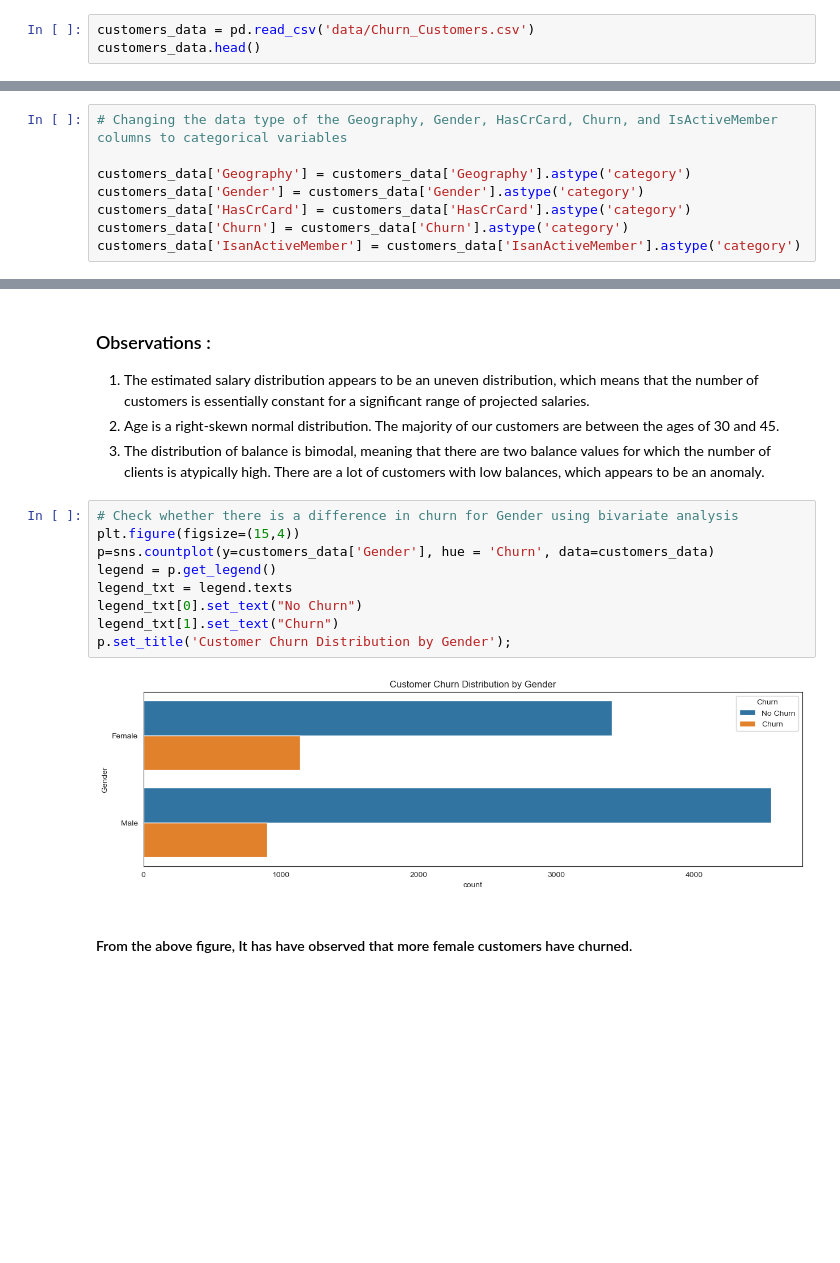
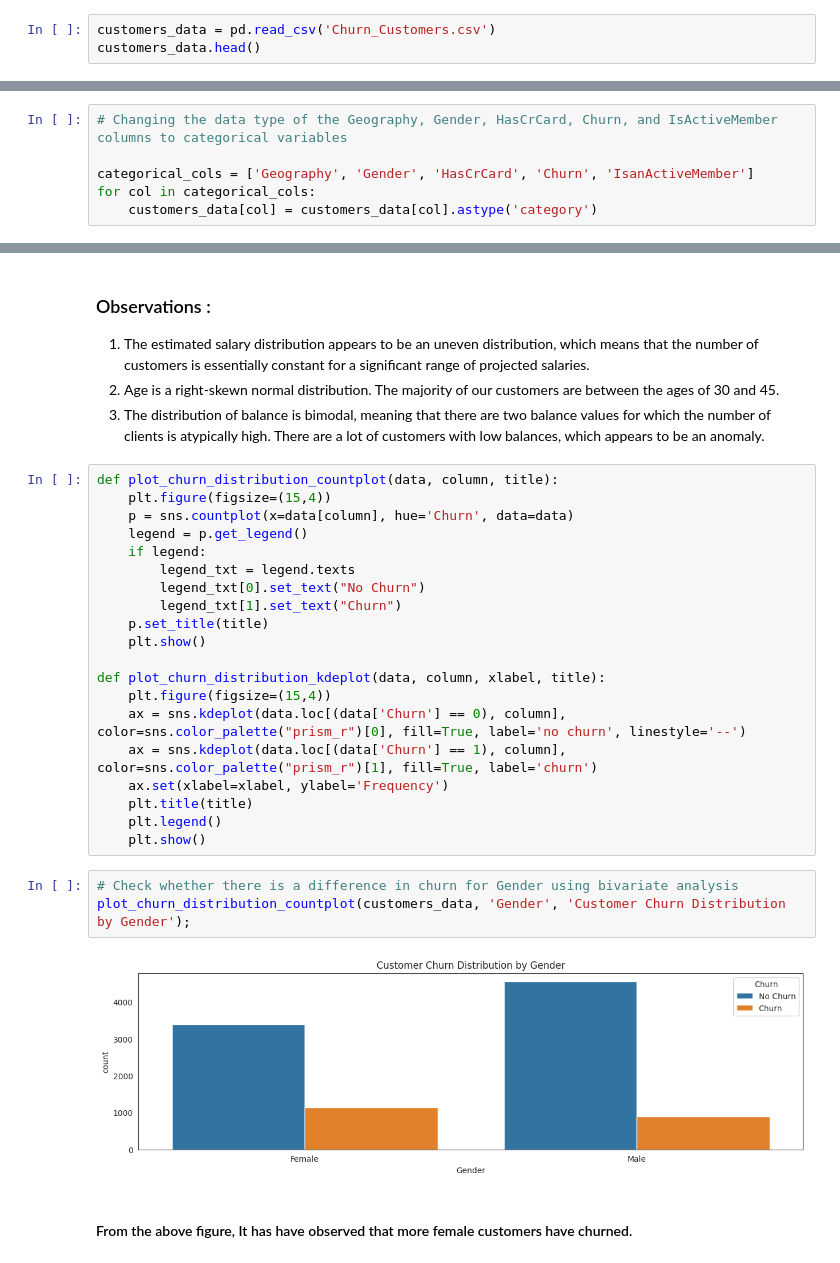
Before and after one commit to SachinPVS/Python-Projects, a Jupyter notebook: Customer Attrition Analysis and Prediction.ipynb, the cells around one changed output, grey strips where cells are left out. Cells and saved outputs as stored; diff of their text form; blank space fills up the shorter version.

```diff
--- a/Customer Attrition Analysis and Prediction.ipynb
+++ b/Customer Attrition Analysis and Prediction.ipynb
@@ -33,5 +31,5 @@ pd.options.display.float_format = '{:,.2f}'.format
 # %%
-customers_data = pd.read_csv('data/Churn_Customers.csv')
+customers_data = pd.read_csv('Churn_Customers.csv')
 customers_data.head()
 # %% [output]
 |  | CustomerId | CredRate | Geography | Gender | Age | Tenure | Balance | Prod Number | HasCrCard | ActMem | ... |
@@ -159,11 +160,9 @@ customers_data.insert(len(customers_data.columns), 'Churn', column_churn.values)
 # %%
 # Changing the data type of the Geography, Gender, HasCrCard, Churn, and IsActiveMember columns to categorical variables
 
-customers_data['Geography'] = customers_data['Geography'].astype('category')
-customers_data['Gender'] = customers_data['Gender'].astype('category')
-customers_data['HasCrCard'] = customers_data['HasCrCard'].astype('category')
-customers_data['Churn'] = customers_data['Churn'].astype('category')
-customers_data['IsanActiveMember'] = customers_data['IsanActiveMember'].astype('category')
+categorical_cols = ['Geography', 'Gender', 'HasCrCard', 'Churn', 'IsanActiveMember']
+for col in categorical_cols:
+    customers_data[col] = customers_data[col].astype('category')
 # %%
 customers_data.dtypes
 # %% [output]
@@ -249,17 +250,31 @@ sns.distplot(customers_data.Balance, kde=True, color="blue", ax=axes[2]).set_tit
 1. The estimated salary distribution appears to be an uneven distribution, which means that the number of customers is essentially constant for a significant range of projected salaries.
 2. Age is a right-skewn normal distribution. The majority of our customers are between the ages of 30 and 45.
 3. The distribution of balance is bimodal, meaning that there are two balance values for which the number of clients is atypically high. There are a lot of customers with low balances, which appears to be an anomaly.
+# %%
+def plot_churn_distribution_countplot(data, column, title):
+    plt.figure(figsize=(15,4))
+    p = sns.countplot(x=data[column], hue='Churn', data=data)
+    legend = p.get_legend()
+    if legend:
+        legend_txt = legend.texts
+        legend_txt[0].set_text("No Churn")
+        legend_txt[1].set_text("Churn")
+    p.set_title(title)
+    plt.show()
+
+def plot_churn_distribution_kdeplot(data, column, xlabel, title):
+    plt.figure(figsize=(15,4))
+    ax = sns.kdeplot(data.loc[(data['Churn'] == 0), column], color=sns.color_palette("prism_r")[0], fill=True, label='no churn', linestyle='--')
+    ax = sns.kdeplot(data.loc[(data['Churn'] == 1), column], color=sns.color_palette("prism_r")[1], fill=True, label='churn')
+    ax.set(xlabel=xlabel, ylabel='Frequency')
+    plt.title(title)
+    plt.legend()
+    plt.show()
 # %%
 # Check whether there is a difference in churn for Gender using bivariate analysis
-plt.figure(figsize=(15,4))
-p=sns.countplot(y=customers_data['Gender'], hue = 'Churn', data=customers_data)
-legend = p.get_legend()
-legend_txt = legend.texts
-legend_txt[0].set_text("No Churn")
-legend_txt[1].set_text("Churn")
-p.set_title('Customer Churn Distribution by Gender');
+plot_churn_distribution_countplot(customers_data, 'Gender', 'Customer Churn Distribution by Gender');
 # %% [output]
-[figure, old version]
+[figure, new version]
 # %% [markdown]
 #### From the above figure, It has have observed that more female customers have churned.
 # %%
```
Also changed, not shown: parts of 44 cells of this notebook.
